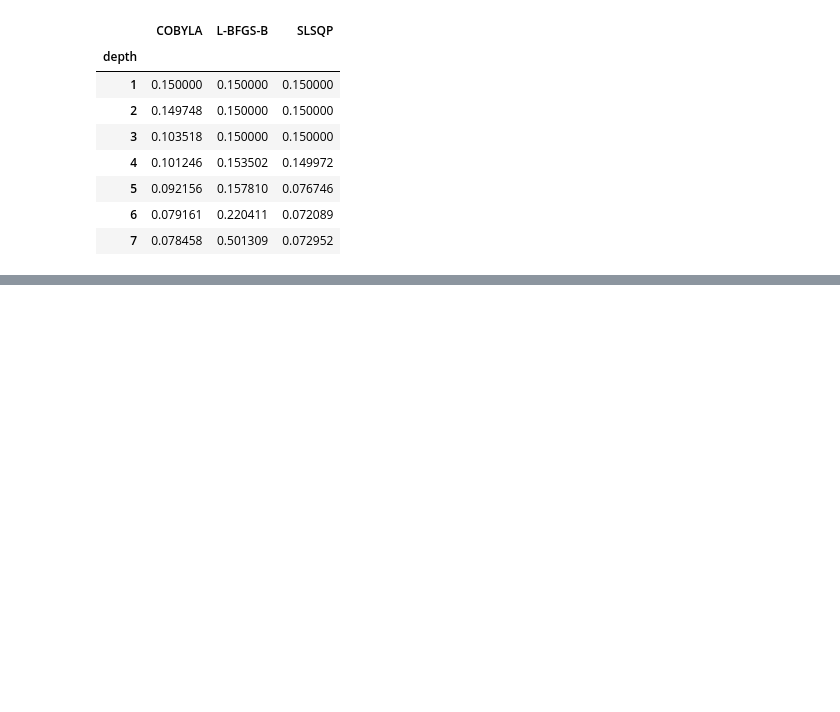
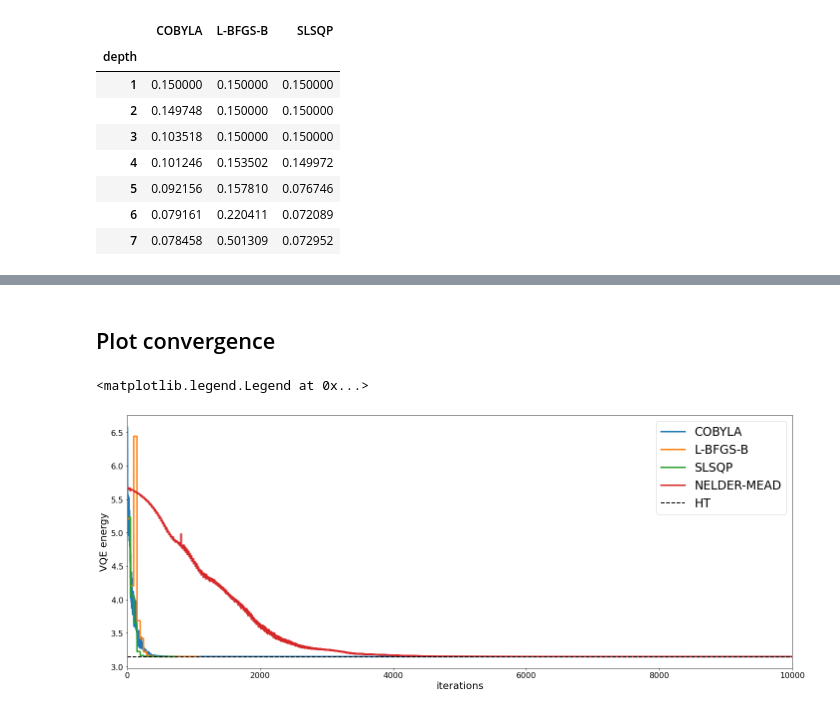
Before and after one commit to erinaldi/bmn2-qiskit, a Jupyter notebook: notebooks/00_figures.ipynb, the cells around one changed output, grey strips where cells are left out. Cells and saved outputs as stored; diff of their text form; code cells hidden in the pictures; blank space fills up the shorter version.

```diff
--- a/notebooks/00_figures.ipynb
+++ b/notebooks/00_figures.ipynb
@@ -234,0 +283,11 @@ plt.savefig("../figures/miniBMN_l02_ry-rz_nr10_max10000_depths.png")
+# %%
+params = dict()
+params["l"] = str(g2N).replace(".", "")
+params["d"] = depth
+params["v"] = "-".join(varform)
+params["m"] = maxit
+params["n"] = nrep
+params["f"] = datafolder
+# %%
+opt_label = ["COBYLA","L-BFGS-B","SLSQP","NELDER-MEAD"]
+result = collect_data_bos(opt_label,params)
@@ -234,0 +305,24 @@ plt.savefig("../figures/miniBMN_l02_ry-rz_nr10_max10000_depths.png")
+# %%
+gs = dict()
+for r in opt_label:
+    gs[r] = result.loc[r].groupby('rep').apply(min).energy
+gsdf = pd.DataFrame.from_dict(gs, dtype=float)
+# %% [markdown]
+## Plot convergence
+# %%
+ht = 3.14807787
+# %%
+# select the best runs for each optimizer
+fig, ax = plt.subplots(figsize=(20,8))
+for o in opt_label:
+    result.loc[o,gsdf[o].idxmin()].plot(x='counts',y='energy', xlim=[0,10000],label=o, ax=ax)
+ax.axhline(ht,c="k",ls="--", lw="2",label="HT")
+ax.set_xlabel("iterations")
+ax.set_ylabel("VQE energy")
+ax.legend(loc="upper right")
+# filename = f"../figures/miniBMN_l{params['l']}_convergence_{params['v']}_depth{params['d']}_nr{params['n']}_max{params['m']}"
+# plt.savefig(f"{filename}.pdf")
+# plt.savefig(f"{filename}.png")
+# %% [output]
+<matplotlib.legend.Legend at 0x...>
+[figure, added]
```
Also changed, not shown: parts of 15 cells of this notebook, 3 other files.
